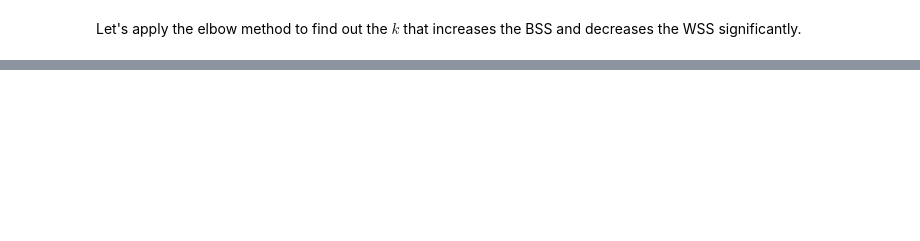
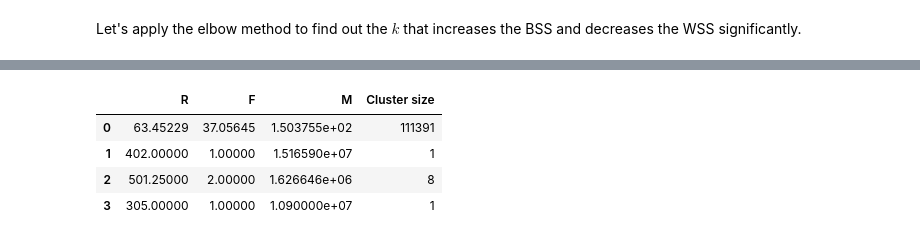
Before and after one commit to CarlosFOL/Recommender_System, a Jupyter notebook: notebooks/expl_analysis.ipynb, the cells around one changed output, grey strips where cells are left out. Cells and saved outputs as stored; diff of their text form; code cells hidden in the pictures; blank space fills up the shorter version.

```diff
--- a/notebooks/expl_analysis.ipynb
+++ b/notebooks/expl_analysis.ipynb
@@ -308,3 +292,11 @@ The elbow is at $k = 5$. And we have considered the 20% of observations for the
 # %%
-model = KMeans(n_clusters=5, random_state=123)
+model = KMeans(n_clusters=4, random_state=123)
 model.fit(X_train)
+# Get centroids
+centroid_clusters(model, X_train.columns)
+# %% [output]
+|  | R | F | M | Cluster size |
+| 0 | 63.45229 | 37.05645 | 1.503755e+02 | 111391 |
+| 1 | 402.00000 | 1.00000 | 1.516590e+07 | 1 |
+| 2 | 501.25000 | 2.00000 | 1.626646e+06 | 8 |
+| 3 | 305.00000 | 1.00000 | 1.090000e+07 | 1 |
```
Also changed, not shown: parts of 13 cells of this notebook, 2 other files.
